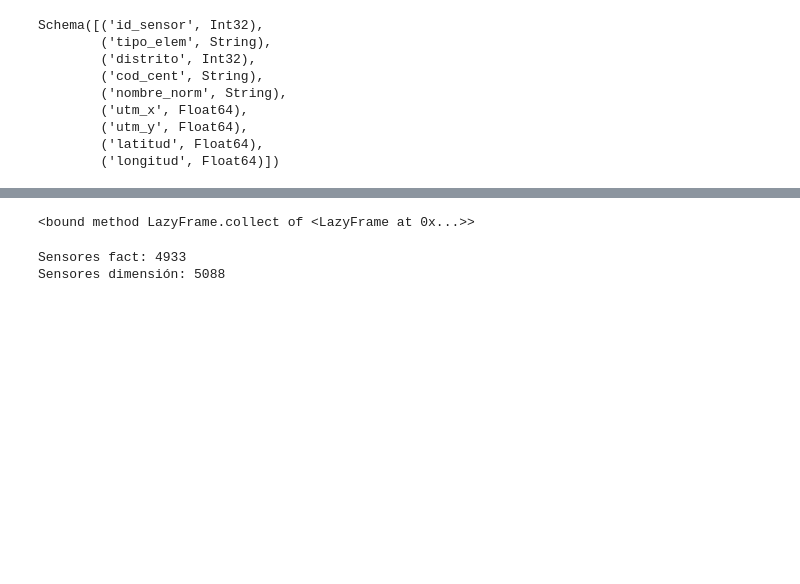
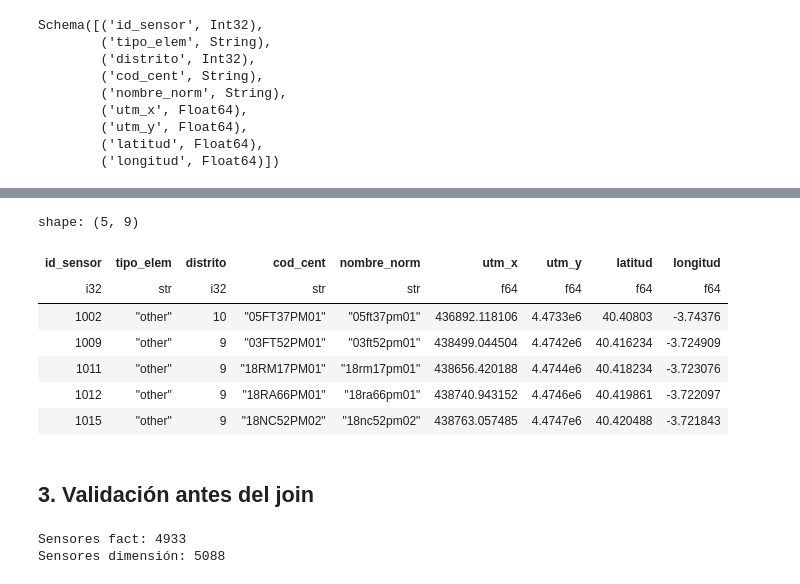
Before and after one commit to Bootcamp-DA-P2/Inteligencia-de-movilidad-urbana-de-Madrid, a Jupyter notebook: notebooks/01_preparacion_datos.ipynb, the cells around one changed output, grey strips where cells are left out. Saved outputs shown, nothing was run; the diff lists cells and outputs as text; code cells hidden in the pictures; blank space fills up the shorter version.

```diff
--- a/notebooks/01_preparacion_datos.ipynb
+++ b/notebooks/01_preparacion_datos.ipynb
@@ -80,5 +83,11 @@ fecha.head().collect
 # %%
-#sensor.head()
-sensor.head().collect
+sensor.head().collect()
 # %% [output]
-<bound method LazyFrame.collect of <LazyFrame at 0x...>>
+shape: (5, 9)
+| id_sensor | tipo_elem | distrito | cod_cent | nombre_norm | utm_x | utm_y | latitud | longitud |
+| i32 | str | i32 | str | str | f64 | f64 | f64 | f64 |
+| 1002 | "other" | 10 | "05FT37PM01" | "05ft37pm01" | 436892.118106 | 4.4733e6 | 40.40803 | -3.74376 |
+| 1009 | "other" | 9 | "03FT52PM01" | "03ft52pm01" | 438499.044504 | 4.4742e6 | 40.416234 | -3.724909 |
+| 1011 | "other" | 9 | "18RM17PM01" | "18rm17pm01" | 438656.420188 | 4.4744e6 | 40.418234 | -3.723076 |
+| 1012 | "other" | 9 | "18RA66PM01" | "18ra66pm01" | 438740.943152 | 4.4746e6 | 40.419861 | -3.722097 |
+| 1015 | "other" | 9 | "18NC52PM02" | "18nc52pm02" | 438763.057485 | 4.4747e6 | 40.420488 | -3.721843 |
@@ -88 +94,3 @@ sensor.head().collect
+# %% [markdown]
+## 3. Validación antes del join
 # %%
```
Also changed, not shown: parts of 43 cells of this notebook.
